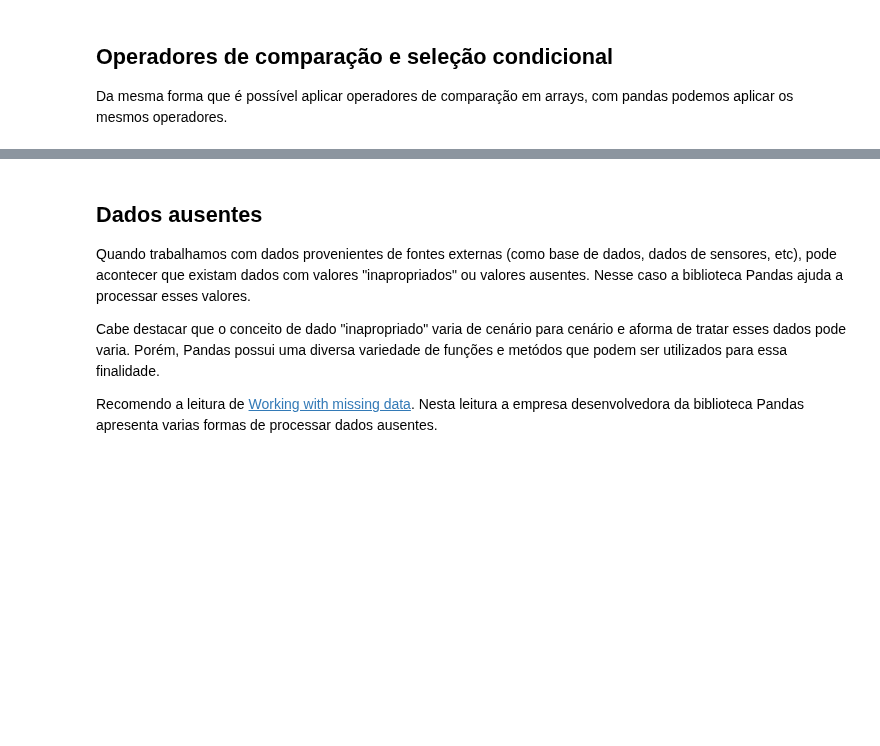
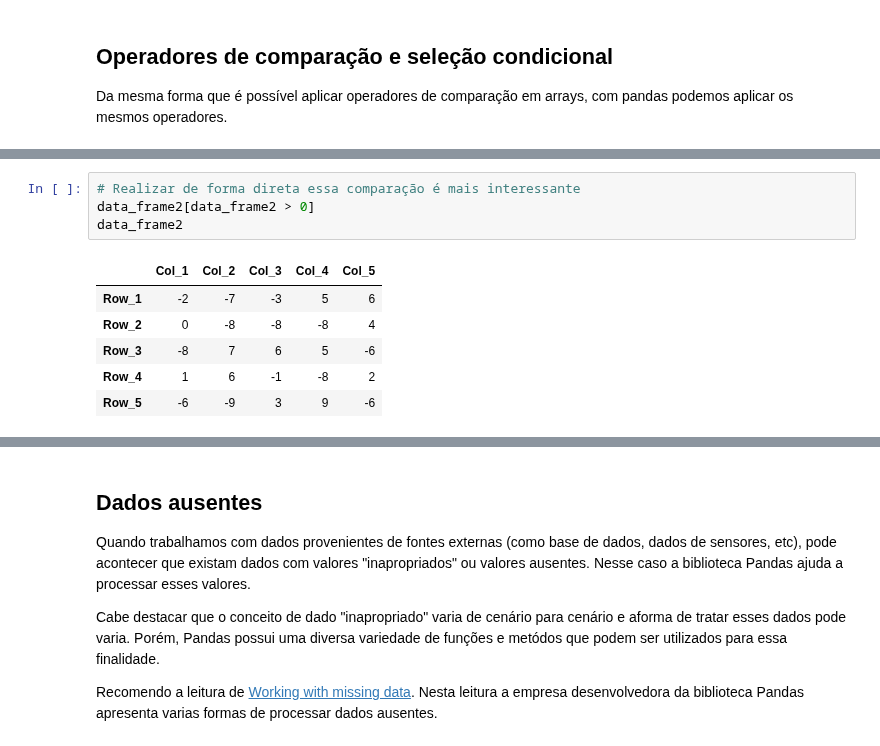
Before and after one commit to FernanMartinez/Curso_Python_Basico, a Jupyter notebook: Aula 12 Pandas/Aula 12. Pandas.ipynb, the cells around one changed output, grey strips where cells are left out. Cells and saved outputs as stored; diff of their text form; blank space fills up the shorter version.

```diff
--- a/Aula 12 Pandas/Aula 12. Pandas.ipynb
+++ b/Aula 12 Pandas/Aula 12. Pandas.ipynb
@@ -231,3 +457,14 @@ data_frame2
+# %%
+# Realizar de forma direta essa comparação é mais interessante
+data_frame2[data_frame2 > 0]
+data_frame2
+# %% [output]
+|  | Col_1 | Col_2 | Col_3 | Col_4 | Col_5 |
+| Row_1 | -2 | -7 | -3 | 5 | 6 |
+| Row_2 | 0 | -8 | -8 | -8 | 4 |
+| Row_3 | -8 | 7 | 6 | 5 | -6 |
+| Row_4 | 1 | 6 | -1 | -8 | 2 |
+| Row_5 | -6 | -9 | 3 | 9 | -6 |
 # %%
 # Aplicando uma comparação numa serie
 comp = data_frame2["Col_5"] > 0
```
Also changed, not shown: parts of 100 cells of this notebook, 2 other files.
